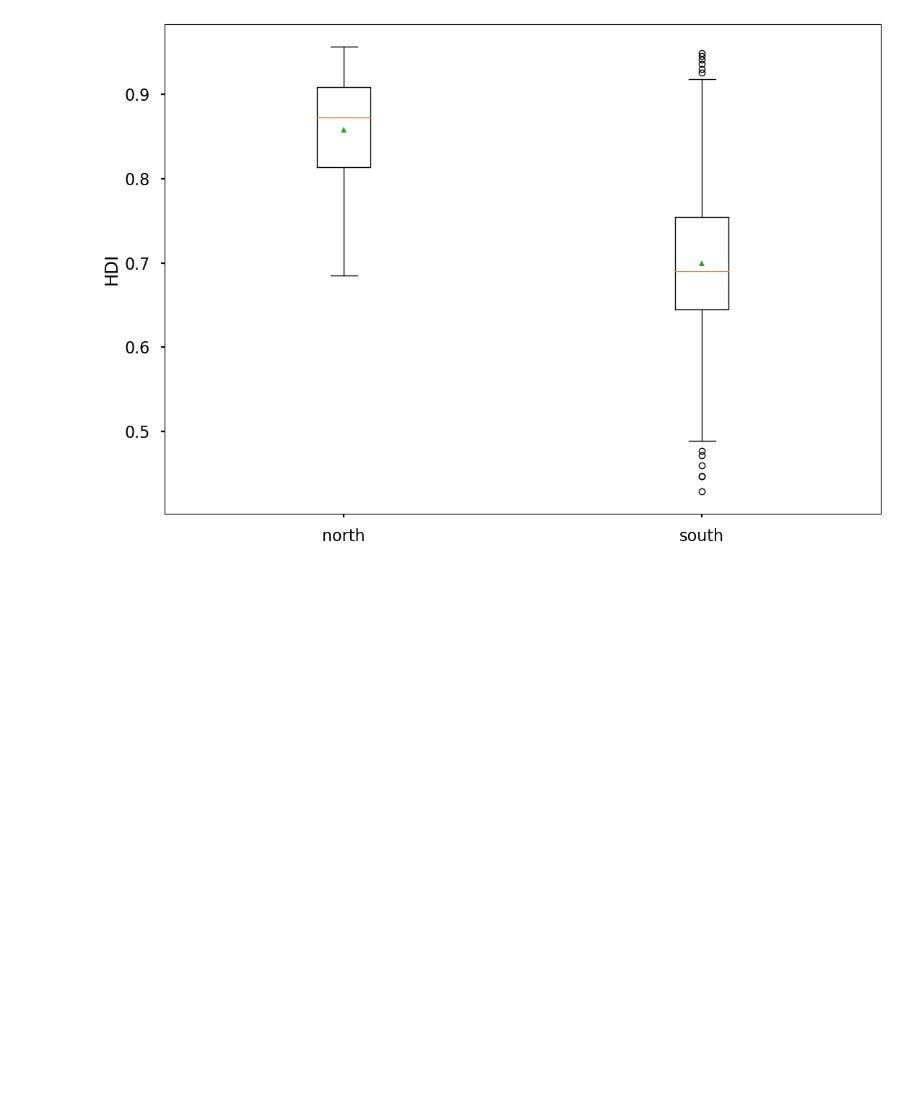
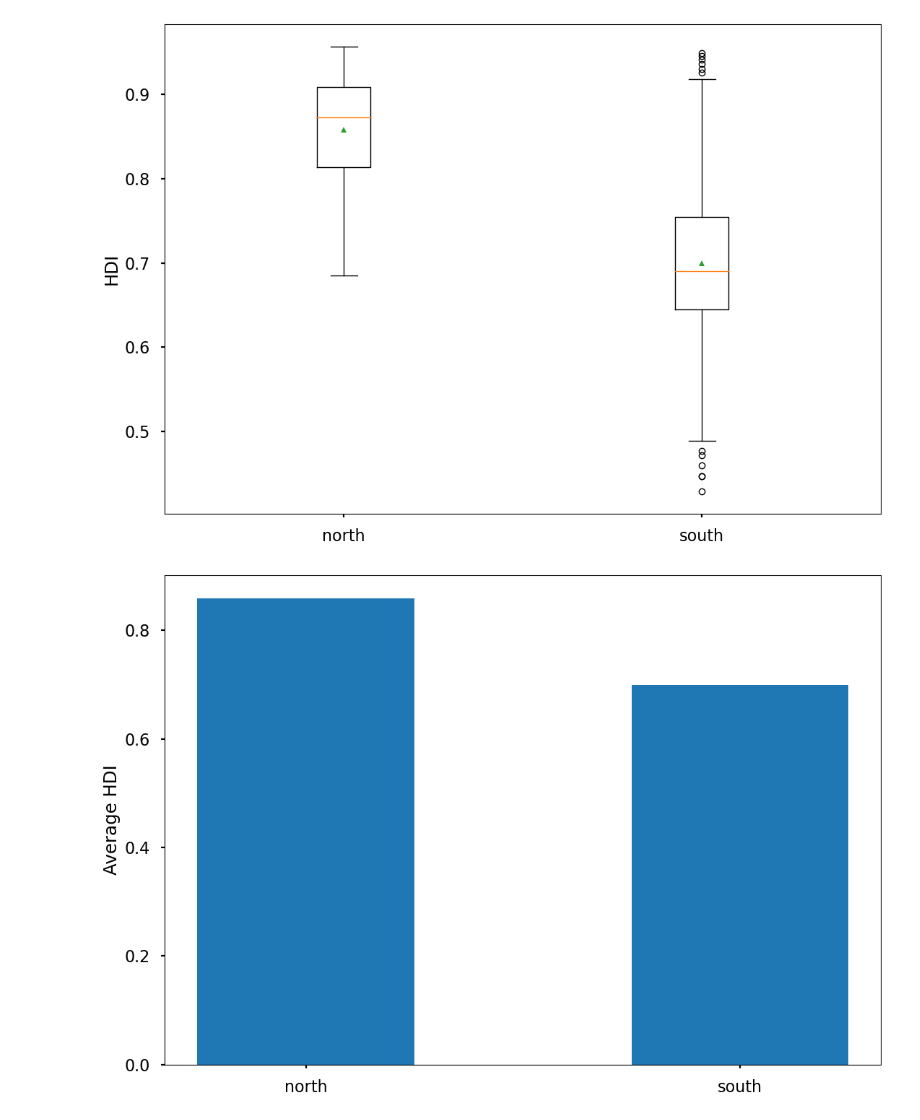
Before and after one commit to ASPP/2023-heraklion-dataviz, a Jupyter notebook: exercise-2.ipynb, the cells around one changed output. Cells and saved outputs as stored; diff of their text form; code cells hidden in the pictures; blank space fills up the shorter version.

```diff
--- a/exercise-2.ipynb
+++ b/exercise-2.ipynb
@@ -109,3 +109,12 @@ with plt.style.context('seaborn-poster'):
     ax.set_ylabel('HDI')
 # %% [output]
 [figure]
+# %%
+with plt.style.context('seaborn-poster'):
+    fig, ax = plt.subplots()
+    ax.bar([1, 2], [np.average(north), np.average(south)], width=0.5)
+    ax.set_xticks([1, 2])
+    ax.set_xticklabels(['north','south'])
+    ax.set_ylabel('Average HDI')
+# %% [output]
+[figure, added]
```
